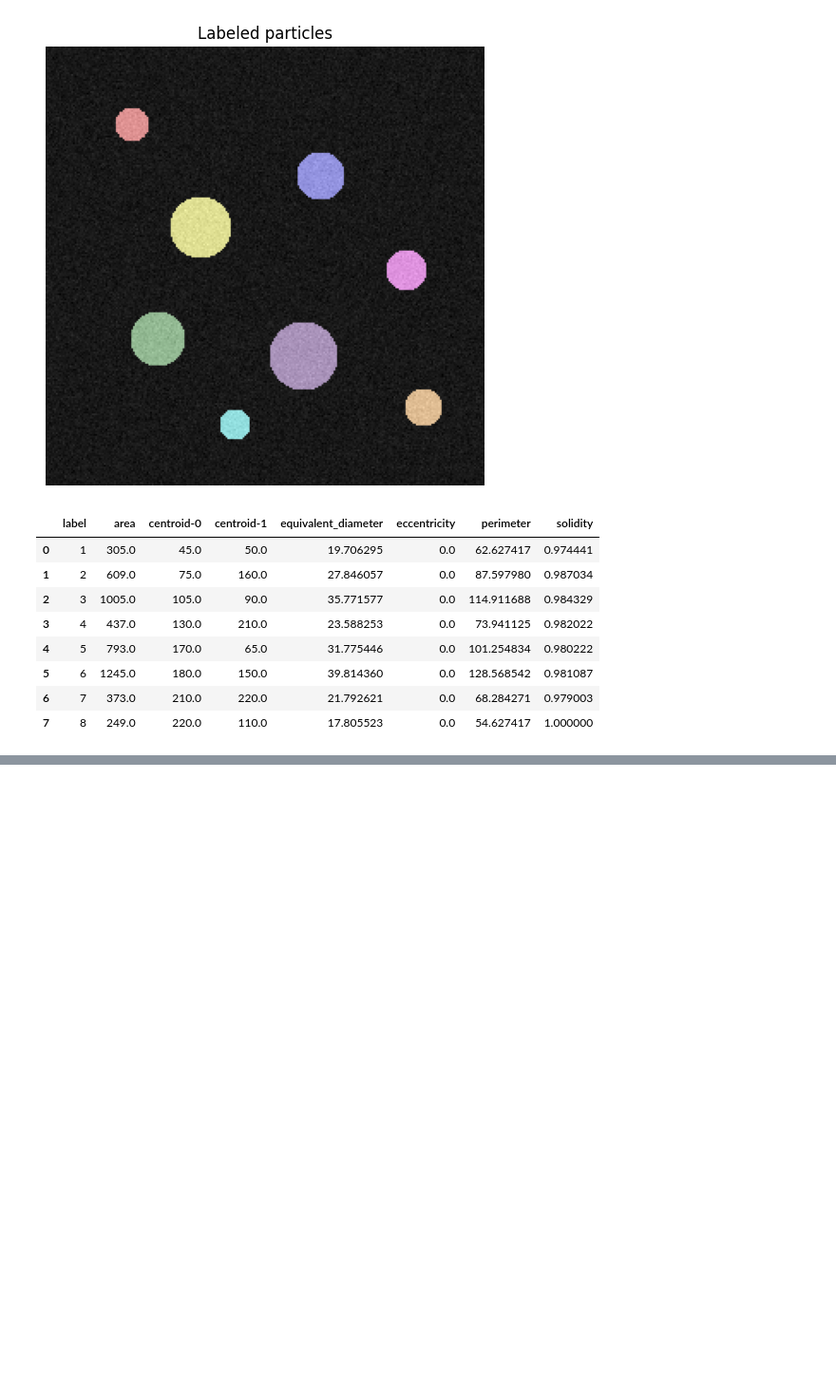
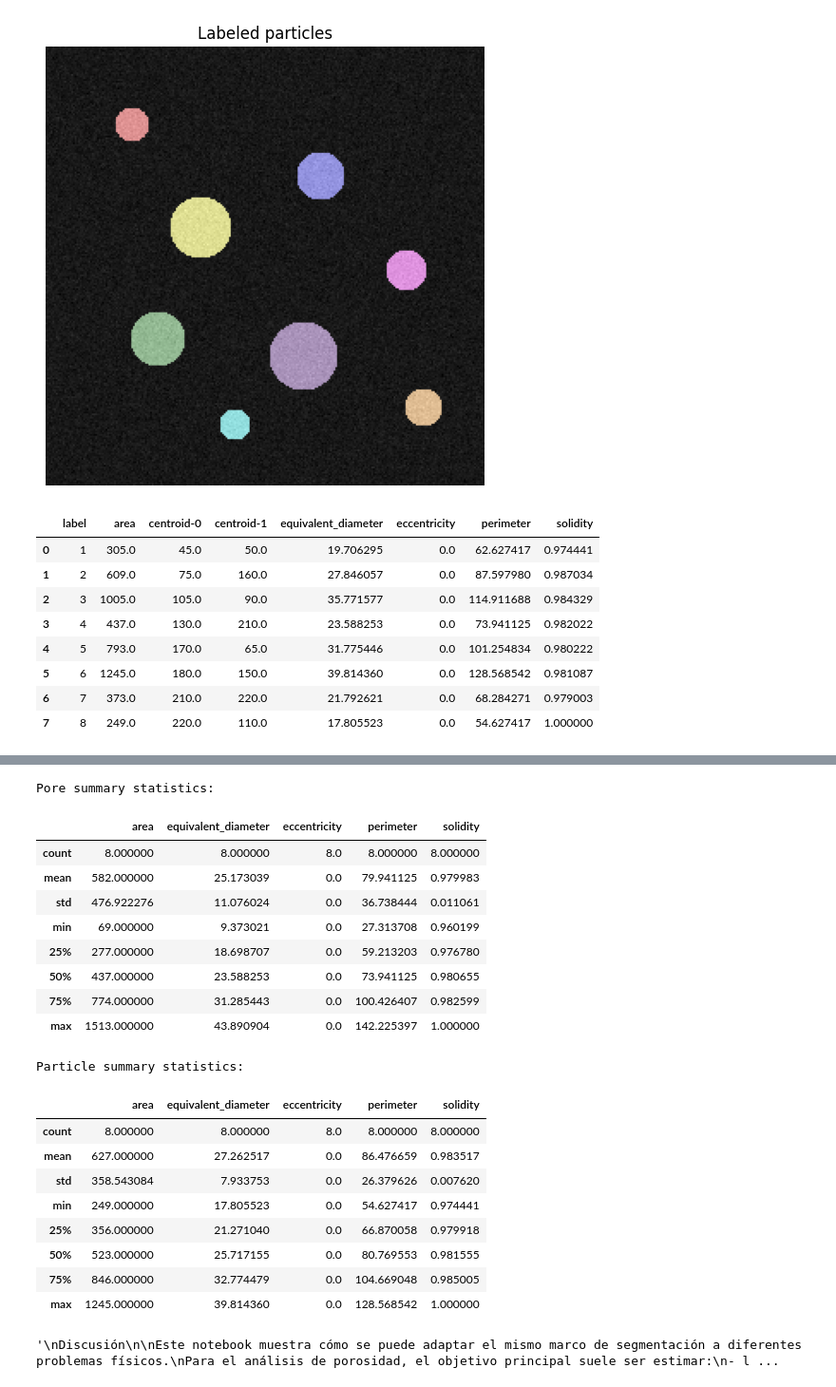
Before and after one commit to peterzm/ai-imaging-portfolio, a Jupyter notebook: 04_segmentation/notebooks/06_porosity_particle_analysis.ipynb, the cells around one changed output, grey strips where cells are left out. Shown at 95% size. Cells and saved outputs as stored; diff of their text form; code cells hidden in the pictures; blank space fills up the shorter version.

```diff
--- a/04_segmentation/notebooks/06_porosity_particle_analysis.ipynb
+++ b/04_segmentation/notebooks/06_porosity_particle_analysis.ipynb
@@ -366,0 +414,33 @@ save_dataframe_csv(
+# %%
+"""
+Resumen de los datos
+"""
+summary_porosity = df_pores[["area", "equivalent_diameter", "eccentricity", "perimeter", "solidity"]].describe()
+summary_particles = df_particles[["area", "equivalent_diameter", "eccentricity", "perimeter", "solidity"]].describe()
+
+print("Pore summary statistics:")
+display(summary_porosity)
+
+print("\nParticle summary statistics:")
+display(summary_particles)
+# %% [output]
+Pore summary statistics:
+|  | area | equivalent_diameter | eccentricity | perimeter | solidity |
+| count | 8.000000 | 8.000000 | 8.0 | 8.000000 | 8.000000 |
+| mean | 582.000000 | 25.173039 | 0.0 | 79.941125 | 0.979983 |
+| std | 476.922276 | 11.076024 | 0.0 | 36.738444 | 0.011061 |
+| min | 69.000000 | 9.373021 | 0.0 | 27.313708 | 0.960199 |
+| 25% | 277.000000 | 18.698707 | 0.0 | 59.213203 | 0.976780 |
+| 50% | 437.000000 | 23.588253 | 0.0 | 73.941125 | 0.980655 |
+| 75% | 774.000000 | 31.285443 | 0.0 | 100.426407 | 0.982599 |
+| max | 1513.000000 | 43.890904 | 0.0 | 142.225397 | 1.000000 |
+Particle summary statistics:
+|  | area | equivalent_diameter | eccentricity | perimeter | solidity |
+| count | 8.000000 | 8.000000 | 8.0 | 8.000000 | 8.000000 |
+| mean | 627.000000 | 27.262517 | 0.0 | 86.476659 | 0.983517 |
+| std | 358.543084 | 7.933753 | 0.0 | 26.379626 | 0.007620 |
+| min | 249.000000 | 17.805523 | 0.0 | 54.627417 | 0.974441 |
+| 25% | 356.000000 | 21.271040 | 0.0 | 66.870058 | 0.979918 |
+| 50% | 523.000000 | 25.717155 | 0.0 | 80.769553 | 0.981555 |
+| 75% | 846.000000 | 32.774479 | 0.0 | 104.669048 | 0.985005 |
+| max | 1245.000000 | 39.814360 | 0.0 | 128.568542 | 1.000000 |
@@ -366,0 +457,17 @@ save_dataframe_csv(
+# %%
+"""
+Discusión
+
+Este notebook muestra cómo se puede adaptar el mismo marco de segmentación a diferentes problemas físicos.
+Para el análisis de porosidad, el objetivo principal suele ser estimar:
+- la fracción de poros
+- el número de poros
+- la distribución del tamaño de los poros
+Para el análisis de partículas, los resultados principales suelen ser:
+- el número de partículas
+- el tamaño de las partículas
+- los descriptores de la forma de las partículas
+En ambos casos, la segmentación no se limita a la visualización. Es una herramienta de medición cuantitativa.
+"""
+# %% [output]
+'\nDiscusión\n\nEste notebook muestra cómo se puede adaptar el mismo marco de segmentación a diferentes problemas físicos.\nPara el análisis de porosidad, el objetivo principal suele ser estimar:\n- l ...
```
Also changed, not shown: parts of 3 cells of this notebook, 3 other files.
